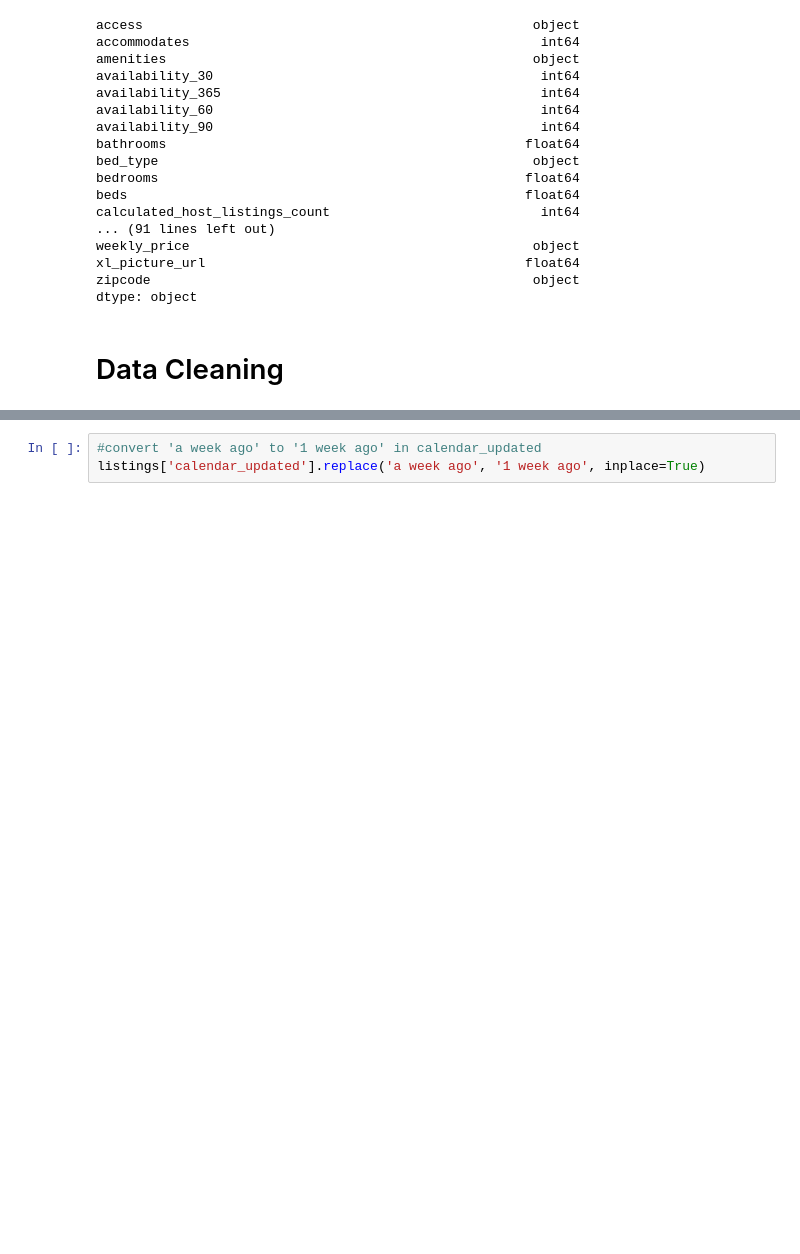
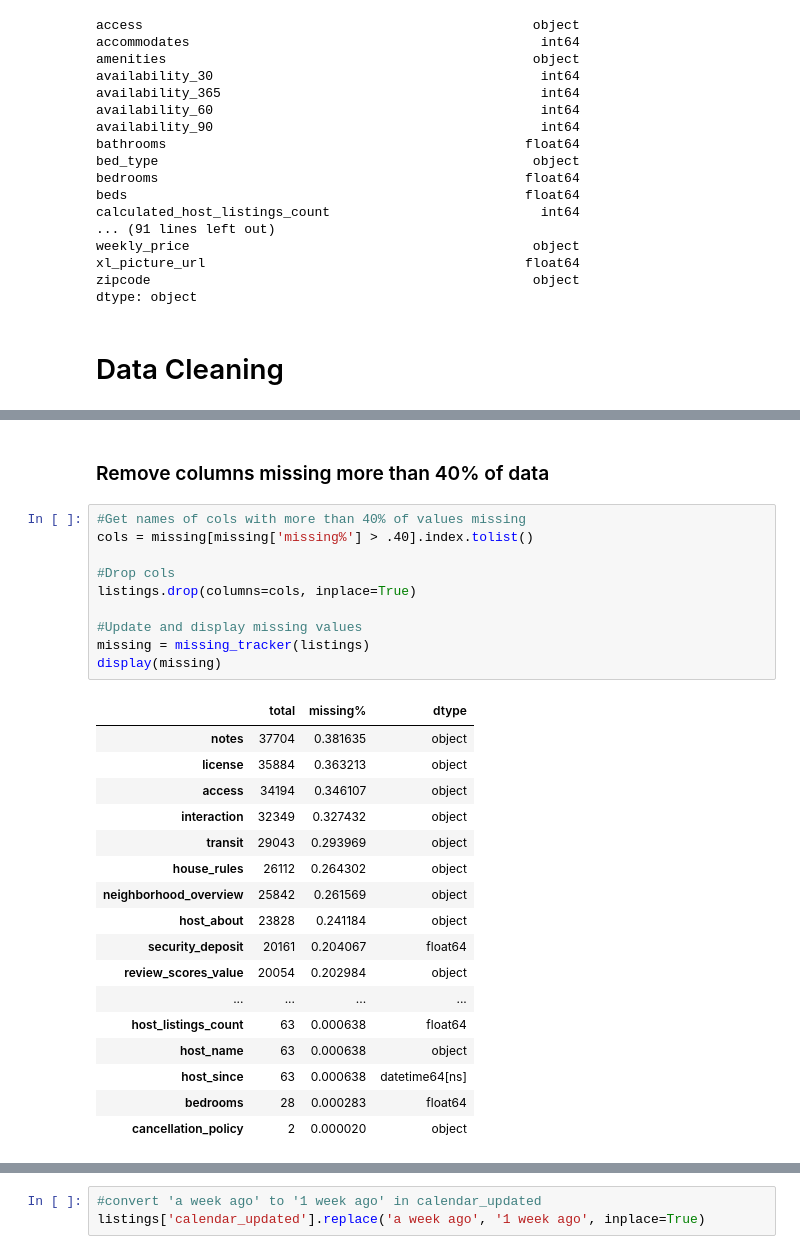
Before and after one commit to KishenSharma6/Airbnb-Analysis, a Jupyter notebook: Project Codes/02. Data Cleaning Scripts/2020_0130_Listings_Cleaning.ipynb, the cells around one changed output, grey strips where cells are left out. Drawn from its saved outputs; the diff is of its cells as text; blank space fills up the shorter version.

```diff
--- a/Project Codes/02. Data Cleaning Scripts/2020_0130_Listings_Cleaning.ipynb
+++ b/Project Codes/02. Data Cleaning Scripts/2020_0130_Listings_Cleaning.ipynb
@@ -306,0 +344,30 @@ Name: city, dtype: int64
+# %% [markdown]
+### Remove columns missing more than 40% of data
+# %%
+#Get names of cols with more than 40% of values missing
+cols = missing[missing['missing%'] > .40].index.tolist()
+
+#Drop cols
+listings.drop(columns=cols, inplace=True)
+
+#Update and display missing values
+missing = missing_tracker(listings)
+display(missing)
+# %% [output]
+|  | total | missing% | dtype |
+| notes | 37704 | 0.381635 | object |
+| license | 35884 | 0.363213 | object |
+| access | 34194 | 0.346107 | object |
+| interaction | 32349 | 0.327432 | object |
+| transit | 29043 | 0.293969 | object |
+| house_rules | 26112 | 0.264302 | object |
+| neighborhood_overview | 25842 | 0.261569 | object |
+| host_about | 23828 | 0.241184 | object |
+| security_deposit | 20161 | 0.204067 | float64 |
+| review_scores_value | 20054 | 0.202984 | object |
+| ... | ... | ... | ... |
+| host_listings_count | 63 | 0.000638 | float64 |
+| host_name | 63 | 0.000638 | object |
+| host_since | 63 | 0.000638 | datetime64[ns] |
+| bedrooms | 28 | 0.000283 | float64 |
+| cancellation_policy | 2 | 0.000020 | object |
```
Also changed, not shown: parts of 69 cells of this notebook.
